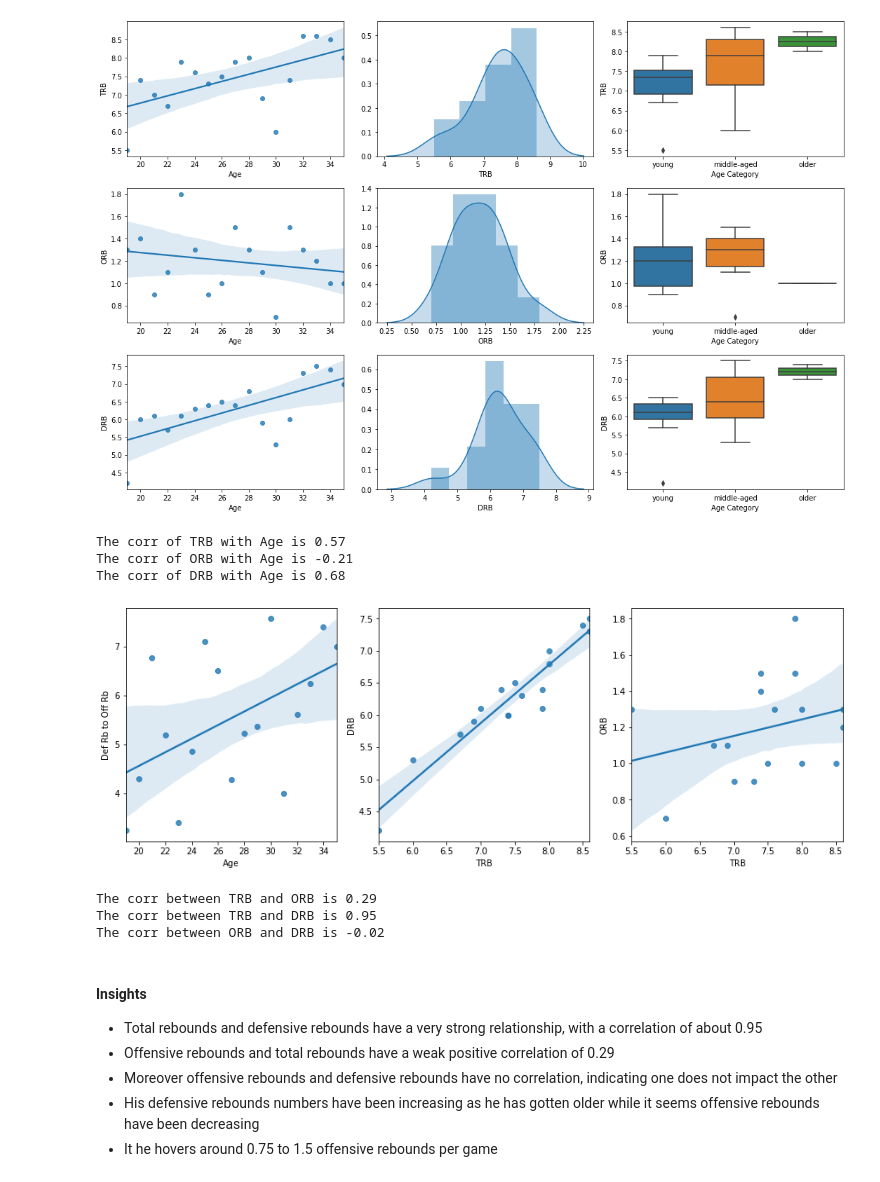
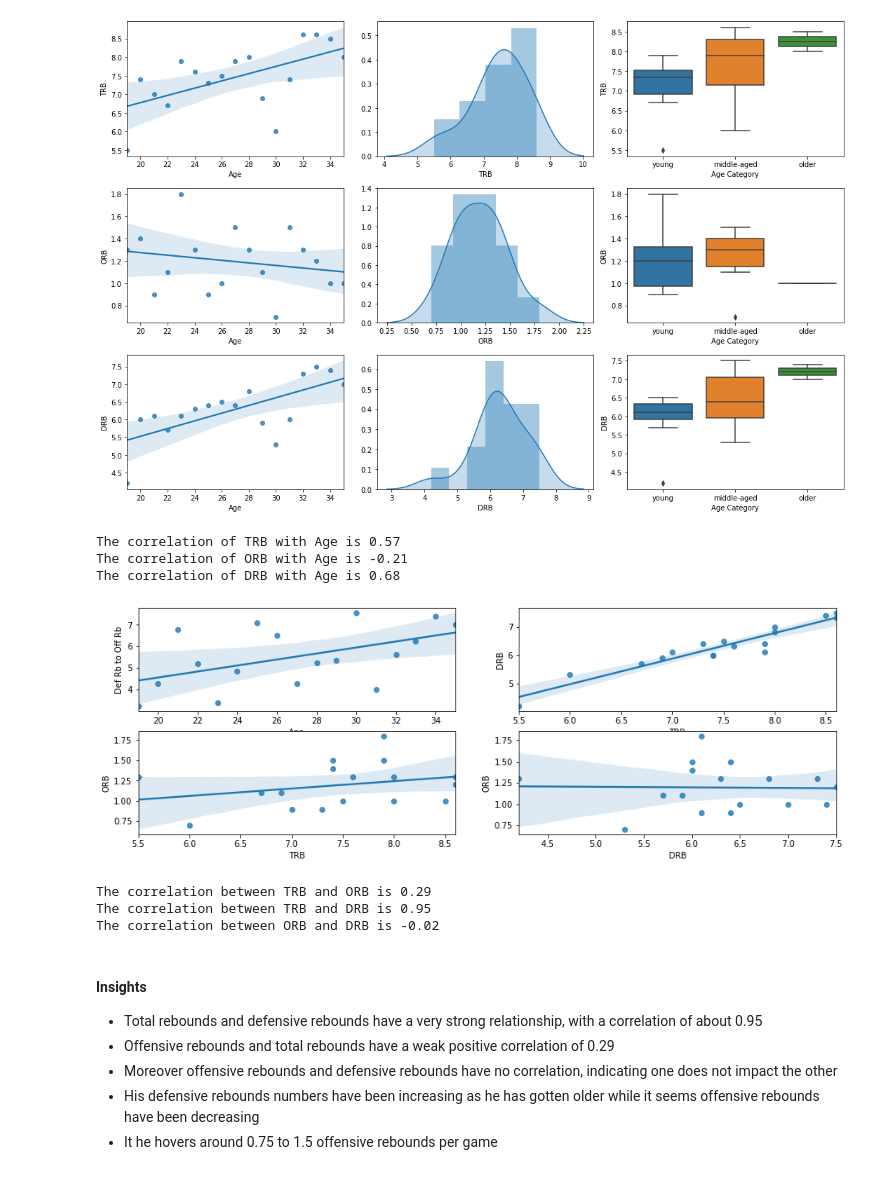
Before and after one commit to SarthakKamboj/Lebron-James-Efficiency-ML-Models, a Jupyter notebook: Data Visualization.ipynb, the cells around one changed output. Cells and saved outputs as stored; diff of their text form; code cells hidden in the pictures.

Commit message:
added defensive statistics data visualization

```diff
--- a/Data Visualization.ipynb
+++ b/Data Visualization.ipynb
@@ -449,40 +465,43 @@ plt.show()
 # %%
 for rebound_col in rebound_cols:
     corr = np.corrcoef(avgs_df["Age"],avgs_df[rebound_col])[0,1]
-    print(f"The corr of {rebound_col} with Age is {round(corr,2)}")
+    print(f"The correlation of {rebound_col} with Age is {round(corr,2)}")
 # %% [output]
-The corr of TRB with Age is 0.57
-The corr of ORB with Age is -0.21
-The corr of DRB with Age is 0.68
+The correlation of TRB with Age is 0.57
+The correlation of ORB with Age is -0.21
+The correlation of DRB with Age is 0.68
 # %%
 dr_to_ob = avgs_df["DRB"] / avgs_df["ORB"]
 fig = plt.figure(1,(15,5))
 
-ax = plt.subplot(1,3,1)
+ax = plt.subplot(2,2,1)
 sns.regplot(x=avgs_df["Age"],y=dr_to_ob)
 plt.ylabel("Def Rb to Off Rb")
 
-ax = plt.subplot(1,3,2)
+ax = plt.subplot(2,2,2)
 sns.regplot("TRB","DRB",data=avgs_df)
 
 
-ax = plt.subplot(1,3,3)
+ax = plt.subplot(2,2,3)
 sns.regplot("TRB","ORB",data=avgs_df)
 
+ax = plt.subplot(2,2,4)
+sns.regplot("DRB","ORB",data=avgs_df)
+
 plt.show()
 # %% [output]
-[figure, old version]
+[figure, new version]
 # %%
 combos = itertools.combinations(rebound_cols,2)
 combos = [(combo[0],combo[1]) for combo in combos]
 # %%
 for combo in combos:
     corr = np.corrcoef(avgs_df[combo[0]],avgs_df[combo[1]])[0,1]
-    print(f"The corr between {combo[0]} and {combo[1]} is {round(corr,2)}")
+    print(f"The correlation between {combo[0]} and {combo[1]} is {round(corr,2)}")
 # %% [output]
-The corr between TRB and ORB is 0.29
-The corr between TRB and DRB is 0.95
-The corr between ORB and DRB is -0.02
+The correlation between TRB and ORB is 0.29
+The correlation between TRB and DRB is 0.95
+The correlation between ORB and DRB is -0.02
 # %% [markdown]
 <h4>Insights</h4>
 <ul>
```
Also changed, not shown: parts of 23 cells of this notebook.
